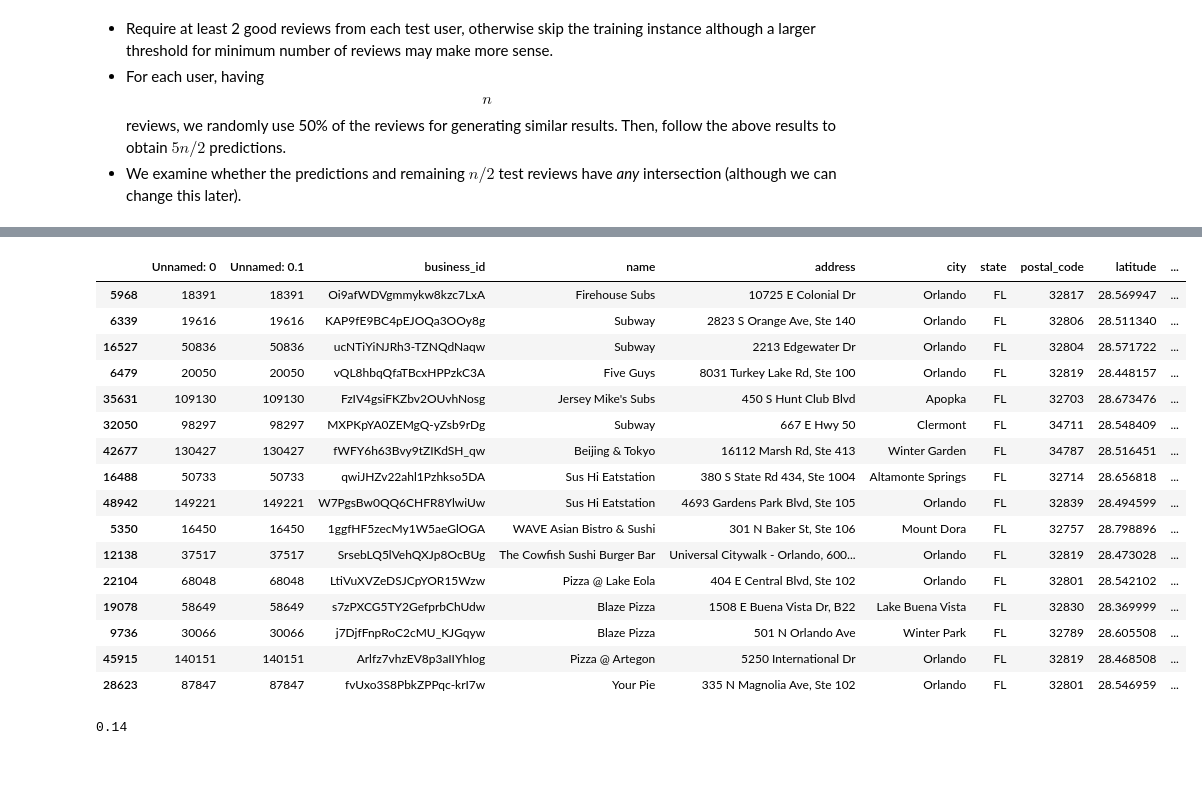
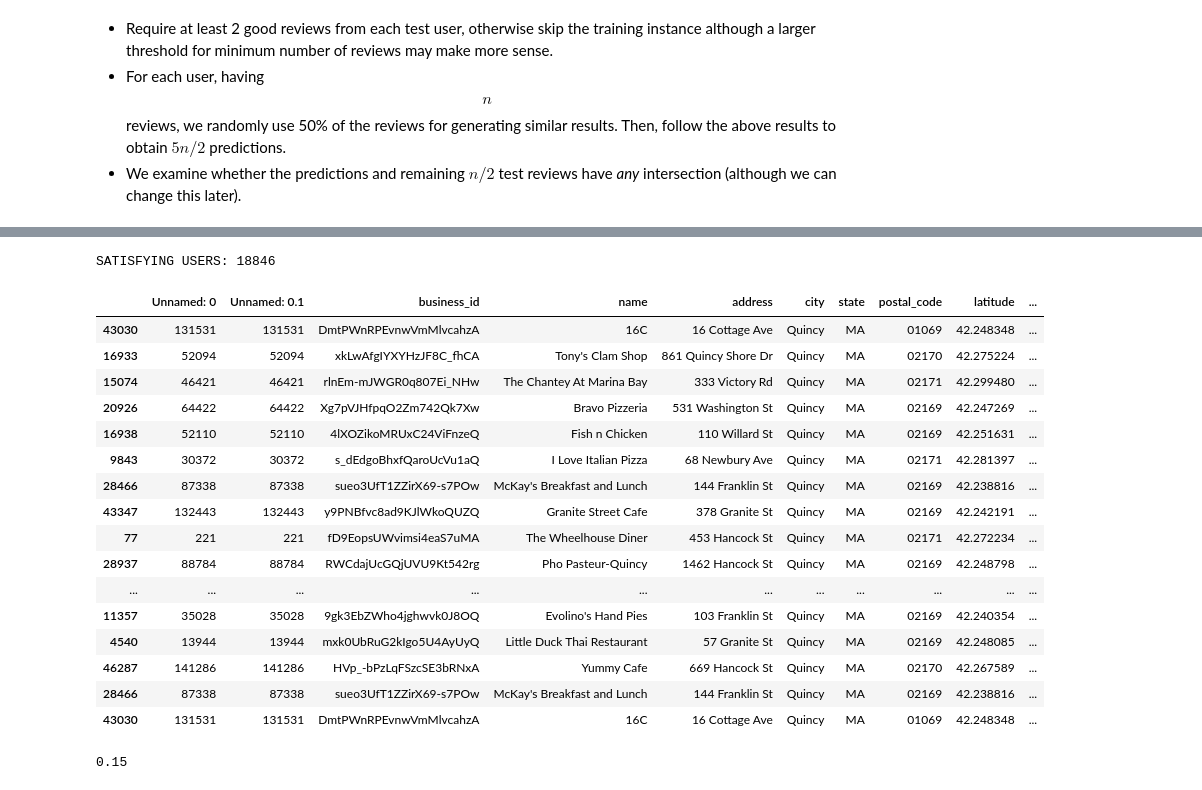
Before and after one commit to georgehong/216-final-proj, a Jupyter notebook: business_similarity_rec.ipynb, the cells around one changed output, grey strips where cells are left out. Cells and saved outputs as stored; diff of their text form; code cells hidden in the pictures.

```diff
--- a/business_similarity_rec.ipynb
+++ b/business_similarity_rec.ipynb
@@ -101,9 +93,10 @@ def get_knn(input, embedded_attributes, embedded_categories, df_business, k=5, c
     # Filter by state before continuing
     df_business_copy = df_business.copy()
     state = input['state']
+    city = input['city']
     query_id = input['business_id']
     # List of all matching indices
-    match_dex = df_business.index[(df_business['state'] == state) & (df_business['stars'] >= 4)].tolist()
+    match_dex = df_business.index[(df_business['city'] == city) & (df_business['state'] == state) & (df_business['stars'] >= 4)].tolist()
 
     embedded_attributes = embedded_attributes[match_dex]
     embedded_categories = embedded_categories[match_dex]
@@ -188,5 +186,10 @@ df_all_filtered = df_user_and_review[df_user_and_review.groupby('user_id').trans
+# %%
+df_all_filtered = df_user_and_review[df_user_and_review.groupby('user_id').transform('count')['review_id'] > 6]
 # %%
 user_id_set = set(df_all_filtered['user_id'].values)
+print("SATISFYING USERS:", len(user_id_set))
+# %% [output]
+SATISFYING USERS: 18846
 # %%
 def get_all_user_recommendations(df_individual_reviews, df_business, embedded_attributes, embedded_categories):
     """
@@ -206,27 +209,27 @@ def get_all_user_recommendations(df_individual_reviews, df_business, embedded_at
 # %%
 # Single User Demo:
 
 user_iter = iter(user_id_set)
 user_id = next(user_iter)
 
 data = df_all_filtered[df_all_filtered['user_id'] == user_id]
-y_pred = get_all_user_recommendations(X, df_business, embedded_attributes, embedded_categories)
+y_pred = get_all_user_recommendations(data, df_business, embedded_attributes, embedded_categories)
 y_pred
 # %% [output]
 |  | Unnamed: 0 | Unnamed: 0.1 | business_id | name | address | city | state | postal_code | latitude | ... |
-| 5968 | 18391 | 18391 | Oi9afWDVgmmykw8kzc7LxA | Firehouse Subs | 10725 E Colonial Dr | Orlando | FL | 32817 | 28.569947 | ... |
-| 6339 | 19616 | 19616 | KAP9fE9BC4pEJOQa3OOy8g | Subway | 2823 S Orange Ave, Ste 140 | Orlando | FL | 32806 | 28.511340 | ... |
-| 16527 | 50836 | 50836 | ucNTiYiNJRh3-TZNQdNaqw | Subway | 2213 Edgewater Dr | Orlando | FL | 32804 | 28.571722 | ... |
-| 6479 | 20050 | 20050 | vQL8hbqQfaTBcxHPPzkC3A | Five Guys | 8031 Turkey Lake Rd, Ste 100 | Orlando | FL | 32819 | 28.448157 | ... |
-| 35631 | 109130 | 109130 | FzIV4gsiFKZbv2OUvhNosg | Jersey Mike's Subs | 450 S Hunt Club Blvd | Apopka | FL | 32703 | 28.673476 | ... |
-| 32050 | 98297 | 98297 | MXPKpYA0ZEMgQ-yZsb9rDg | Subway | 667 E Hwy 50 | Clermont | FL | 34711 | 28.548409 | ... |
-| 42677 | 130427 | 130427 | fWFY6h63Bvy9tZIKdSH_qw | Beijing & Tokyo | 16112 Marsh Rd, Ste 413 | Winter Garden | FL | 34787 | 28.516451 | ... |
-| 16488 | 50733 | 50733 | qwiJHZv22ahl1Pzhkso5DA | Sus Hi Eatstation | 380 S State Rd 434, Ste 1004 | Altamonte Springs | FL | 32714 | 28.656818 | ... |
-| 48942 | 149221 | 149221 | W7PgsBw0QQ6CHFR8YlwiUw | Sus Hi Eatstation | 4693 Gardens Park Blvd, Ste 105 | Orlando | FL | 32839 | 28.494599 | ... |
-| 5350 | 16450 | 16450 | 1ggfHF5zecMy1W5aeGlOGA | WAVE Asian Bistro & Sushi | 301 N Baker St, Ste 106 | Mount Dora | FL | 32757 | 28.798896 | ... |
-| 12138 | 37517 | 37517 | SrsebLQ5lVehQXJp8OcBUg | The Cowfish Sushi Burger Bar | Universal Citywalk - Orlando, 600... | Orlando | FL | 32819 | 28.473028 | ... |
-| 22104 | 68048 | 68048 | LtiVuXVZeDSJCpYOR15Wzw | Pizza @ Lake Eola | 404 E Central Blvd, Ste 102 | Orlando | FL | 32801 | 28.542102 | ... |
-| 19078 | 58649 | 58649 | s7zPXCG5TY2GefprbChUdw | Blaze Pizza | 1508 E Buena Vista Dr, B22 | Lake Buena Vista | FL | 32830 | 28.369999 | ... |
-| 9736 | 30066 | 30066 | j7DjfFnpRoC2cMU_KJGqyw | Blaze Pizza | 501 N Orlando Ave | Winter Park | FL | 32789 | 28.605508 | ... |
-| 45915 | 140151 | 140151 | Arlfz7vhzEV8p3aIIYhIog | Pizza @ Artegon | 5250 International Dr | Orlando | FL | 32819 | 28.468508 | ... |
-| 28623 | 87847 | 87847 | fvUxo3S8PbkZPPqc-krI7w | Your Pie | 335 N Magnolia Ave, Ste 102 | Orlando | FL | 32801 | 28.546959 | ... |
+| 43030 | 131531 | 131531 | DmtPWnRPEvnwVmMlvcahzA | 16C | 16 Cottage Ave | Quincy | MA | 01069 | 42.248348 | ... |
+| 16933 | 52094 | 52094 | xkLwAfgIYXYHzJF8C_fhCA | Tony's Clam Shop | 861 Quincy Shore Dr | Quincy | MA | 02170 | 42.275224 | ... |
+| 15074 | 46421 | 46421 | rlnEm-mJWGR0q807Ei_NHw | The Chantey At Marina Bay | 333 Victory Rd | Quincy | MA | 02171 | 42.299480 | ... |
+| 20926 | 64422 | 64422 | Xg7pVJHfpqO2Zm742Qk7Xw | Bravo Pizzeria | 531 Washington St | Quincy | MA | 02169 | 42.247269 | ... |
+| 16938 | 52110 | 52110 | 4lXOZikoMRUxC24ViFnzeQ | Fish n Chicken | 110 Willard St | Quincy | MA | 02169 | 42.251631 | ... |
+| 9843 | 30372 | 30372 | s_dEdgoBhxfQaroUcVu1aQ | I Love Italian Pizza | 68 Newbury Ave | Quincy | MA | 02171 | 42.281397 | ... |
+| 28466 | 87338 | 87338 | sueo3UfT1ZZirX69-s7POw | McKay's Breakfast and Lunch | 144 Franklin St | Quincy | MA | 02169 | 42.238816 | ... |
+| 43347 | 132443 | 132443 | y9PNBfvc8ad9KJlWkoQUZQ | Granite Street Cafe | 378 Granite St | Quincy | MA | 02169 | 42.242191 | ... |
+| 77 | 221 | 221 | fD9EopsUWvimsi4eaS7uMA | The Wheelhouse Diner | 453 Hancock St | Quincy | MA | 02171 | 42.272234 | ... |
+| 28937 | 88784 | 88784 | RWCdajUcGQjUVU9Kt542rg | Pho Pasteur-Quincy | 1462 Hancock St | Quincy | MA | 02169 | 42.248798 | ... |
+| ... | ... | ... | ... | ... | ... | ... | ... | ... | ... | ... |
+| 11357 | 35028 | 35028 | 9gk3EbZWho4jghwvk0J8OQ | Evolino's Hand Pies | 103 Franklin St | Quincy | MA | 02169 | 42.240354 | ... |
+| 4540 | 13944 | 13944 | mxk0UbRuG2kIgo5U4AyUyQ | Little Duck Thai Restaurant | 57 Granite St | Quincy | MA | 02169 | 42.248085 | ... |
+| 46287 | 141286 | 141286 | HVp_-bPzLqFSzcSE3bRNxA | Yummy Cafe | 669 Hancock St | Quincy | MA | 02170 | 42.267589 | ... |
+| 28466 | 87338 | 87338 | sueo3UfT1ZZirX69-s7POw | McKay's Breakfast and Lunch | 144 Franklin St | Quincy | MA | 02169 | 42.238816 | ... |
+| 43030 | 131531 | 131531 | DmtPWnRPEvnwVmMlvcahzA | 16C | 16 Cottage Ave | Quincy | MA | 01069 | 42.248348 | ... |
@@ -233,12 +240,9 @@ y_pred
 # %%
 # TEST LOOP
-from sklearn.model_selection import train_test_split
-from tqdm.notebook import tqdm
-
 user_iter = iter(user_id_set)
 hit = 0
 
-EXAMPLES = 1000
+EXAMPLES = 100
 
 for dex in tqdm(range(EXAMPLES)):
     user_id = next(user_iter)
@@ -253,4 +257,4 @@ for dex in tqdm(range(EXAMPLES)):
 
 print(hit/EXAMPLES)
 # %% [output]
-0.14
+0.15
```
Also changed, not shown: parts of 15 cells of this notebook.
